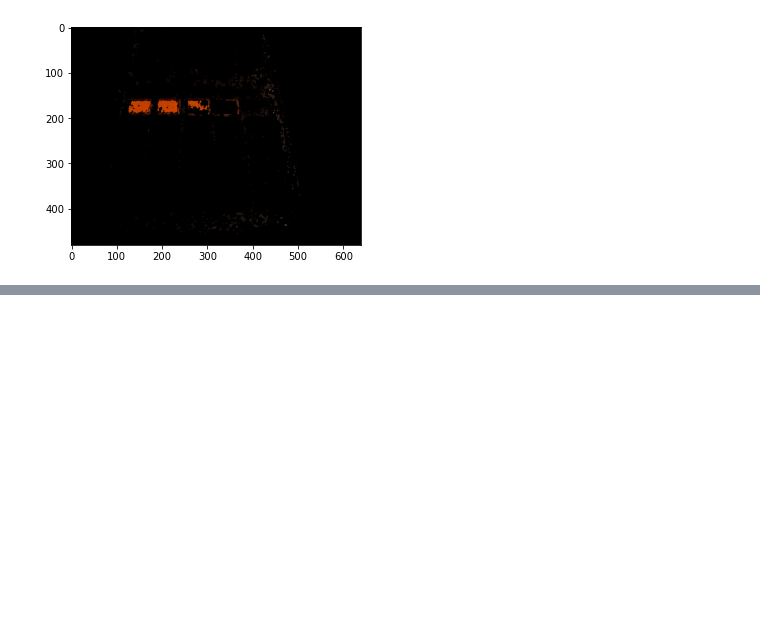
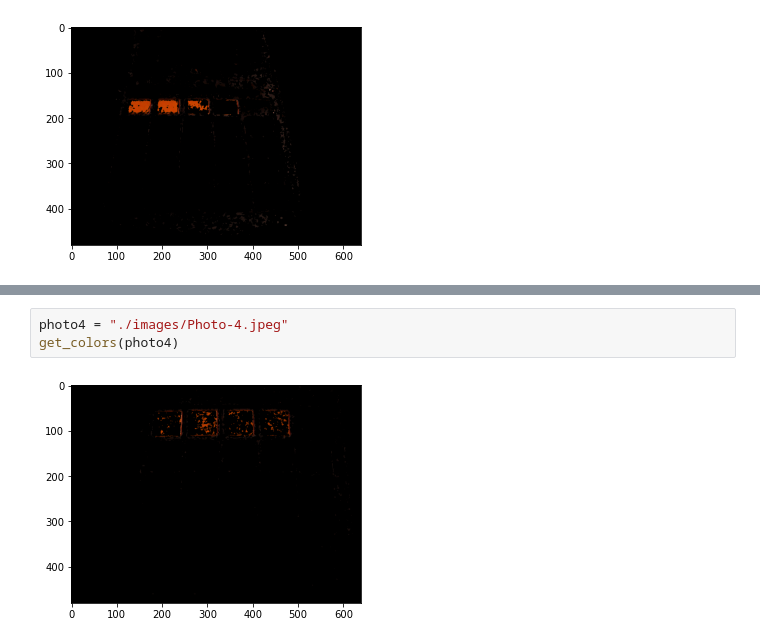
Before and after one commit to Andrew-Cutlip/Rubix-Race-Research, a Jupyter notebook: Color.ipynb, the cells around one changed output, grey strips where cells are left out. Saved outputs shown, nothing was run; the diff lists cells and outputs as text; blank space fills up the shorter version.

```diff
--- a/Color.ipynb
+++ b/Color.ipynb
@@ -58,0 +64,5 @@ get_colors(photo2)
+# %%
+photo4 = "./images/Photo-4.jpeg"
+get_colors(photo4)
+# %% [output]
+[figure, added]
```
Also changed, not shown: parts of 2 cells of this notebook, 1 other file.
